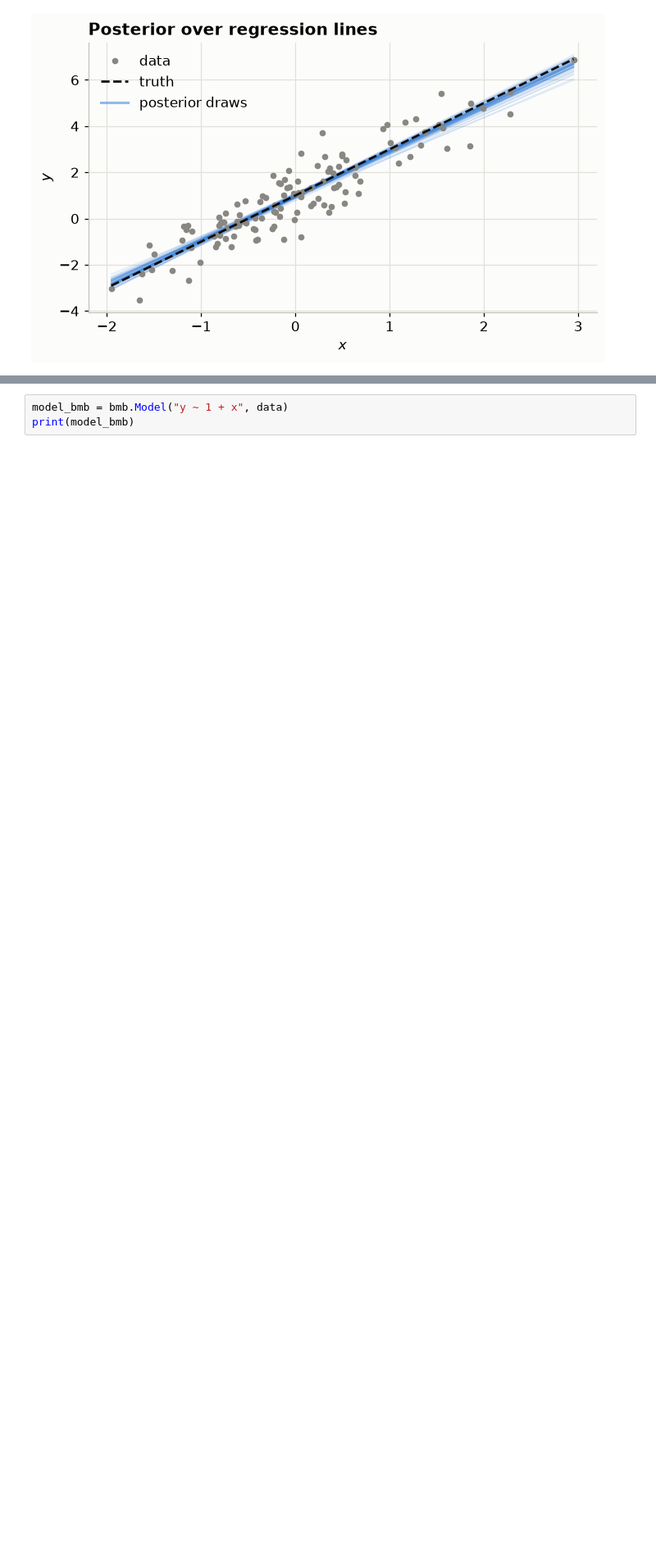
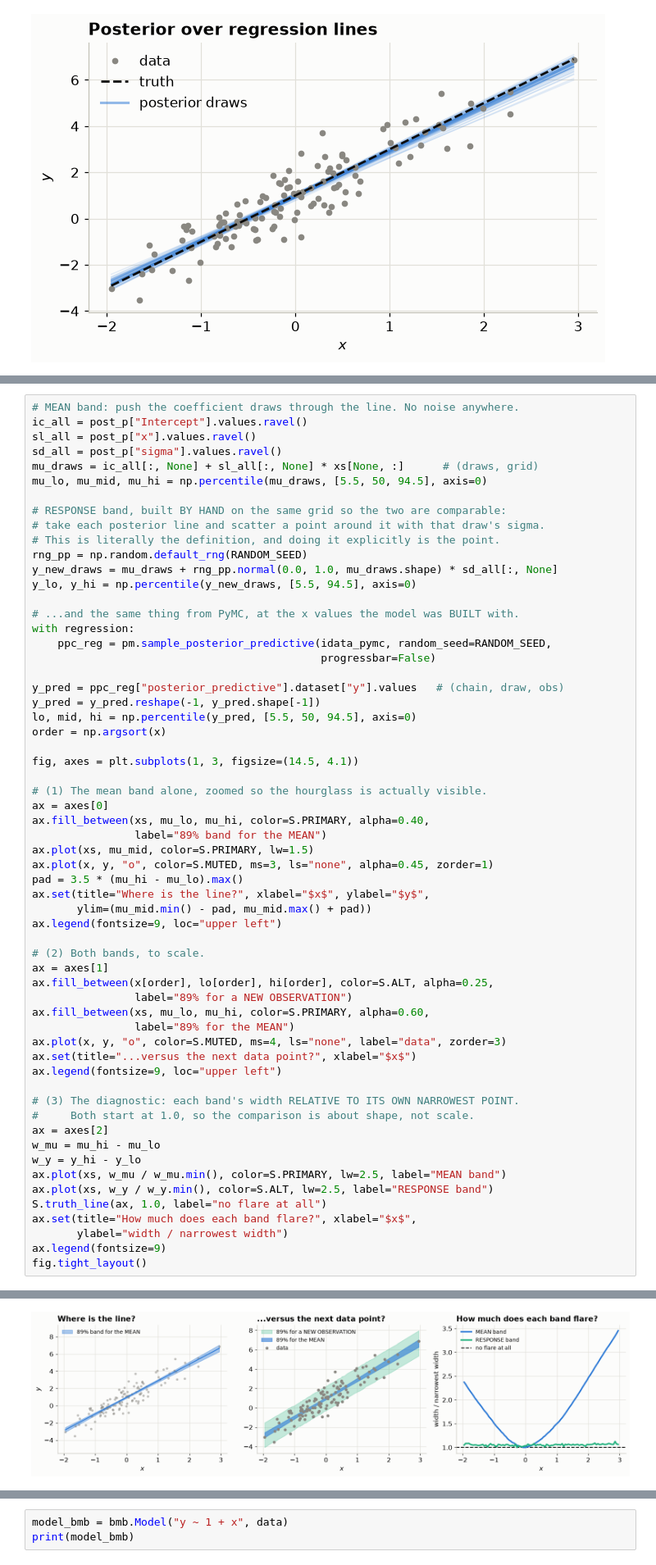
Before and after one commit to VeronikaWendler/sbi4cogsci, a Jupyter notebook: tutorials/day2_bayes_toolkit/pymc-intro.ipynb, the cells around one changed output, grey strips where cells are left out. Shown at 82% size. Drawn from its saved outputs; the diff is of its cells as text; blank space fills up the shorter version.

```diff
--- a/tutorials/day2_bayes_toolkit/pymc-intro.ipynb
+++ b/tutorials/day2_bayes_toolkit/pymc-intro.ipynb
@@ -747,0 +854,61 @@ Sampling: [y]
+# %%
+# MEAN band: push the coefficient draws through the line. No noise anywhere.
+ic_all = post_p["Intercept"].values.ravel()
+sl_all = post_p["x"].values.ravel()
+sd_all = post_p["sigma"].values.ravel()
+mu_draws = ic_all[:, None] + sl_all[:, None] * xs[None, :]      # (draws, grid)
+mu_lo, mu_mid, mu_hi = np.percentile(mu_draws, [5.5, 50, 94.5], axis=0)
+
+# RESPONSE band, built BY HAND on the same grid so the two are comparable:
+# take each posterior line and scatter a point around it with that draw's sigma.
+# This is literally the definition, and doing it explicitly is the point.
+rng_pp = np.random.default_rng(RANDOM_SEED)
+y_new_draws = mu_draws + rng_pp.normal(0.0, 1.0, mu_draws.shape) * sd_all[:, None]
+y_lo, y_hi = np.percentile(y_new_draws, [5.5, 94.5], axis=0)
+
+# ...and the same thing from PyMC, at the x values the model was BUILT with.
+with regression:
+    ppc_reg = pm.sample_posterior_predictive(idata_pymc, random_seed=RANDOM_SEED,
+                                             progressbar=False)
+
+y_pred = ppc_reg["posterior_predictive"].dataset["y"].values   # (chain, draw, obs)
+y_pred = y_pred.reshape(-1, y_pred.shape[-1])
+lo, mid, hi = np.percentile(y_pred, [5.5, 50, 94.5], axis=0)
+order = np.argsort(x)
+
+fig, axes = plt.subplots(1, 3, figsize=(14.5, 4.1))
+
+# (1) The mean band alone, zoomed so the hourglass is actually visible.
+ax = axes[0]
+ax.fill_between(xs, mu_lo, mu_hi, color=S.PRIMARY, alpha=0.40,
+                label="89% band for the MEAN")
+ax.plot(xs, mu_mid, color=S.PRIMARY, lw=1.5)
+ax.plot(x, y, "o", color=S.MUTED, ms=3, ls="none", alpha=0.45, zorder=1)
+pad = 3.5 * (mu_hi - mu_lo).max()
+ax.set(title="Where is the line?", xlabel="$x$", ylabel="$y$",
+       ylim=(mu_mid.min() - pad, mu_mid.max() + pad))
+ax.legend(fontsize=9, loc="upper left")
+
+# (2) Both bands, to scale.
+ax = axes[1]
+ax.fill_between(x[order], lo[order], hi[order], color=S.ALT, alpha=0.25,
+                label="89% for a NEW OBSERVATION")
+ax.fill_between(xs, mu_lo, mu_hi, color=S.PRIMARY, alpha=0.60,
+                label="89% for the MEAN")
+ax.plot(x, y, "o", color=S.MUTED, ms=4, ls="none", label="data", zorder=3)
+ax.set(title="...versus the next data point?", xlabel="$x$")
+ax.legend(fontsize=9, loc="upper left")
+
+# (3) The diagnostic: each band's width RELATIVE TO ITS OWN NARROWEST POINT.
+#     Both start at 1.0, so the comparison is about shape, not scale.
+ax = axes[2]
+w_mu = mu_hi - mu_lo
+w_y = y_hi - y_lo
+ax.plot(xs, w_mu / w_mu.min(), color=S.PRIMARY, lw=2.5, label="MEAN band")
+ax.plot(xs, w_y / w_y.min(), color=S.ALT, lw=2.5, label="RESPONSE band")
+S.truth_line(ax, 1.0, label="no flare at all")
+ax.set(title="How much does each band flare?", xlabel="$x$",
+       ylabel="width / narrowest width")
+ax.legend(fontsize=9)
+fig.tight_layout()
+# %% [output]
@@ -747,0 +916 @@ Sampling: [y]
+[figure, added]
```
Also changed, not shown: parts of 42 cells of this notebook, 7 other files.
